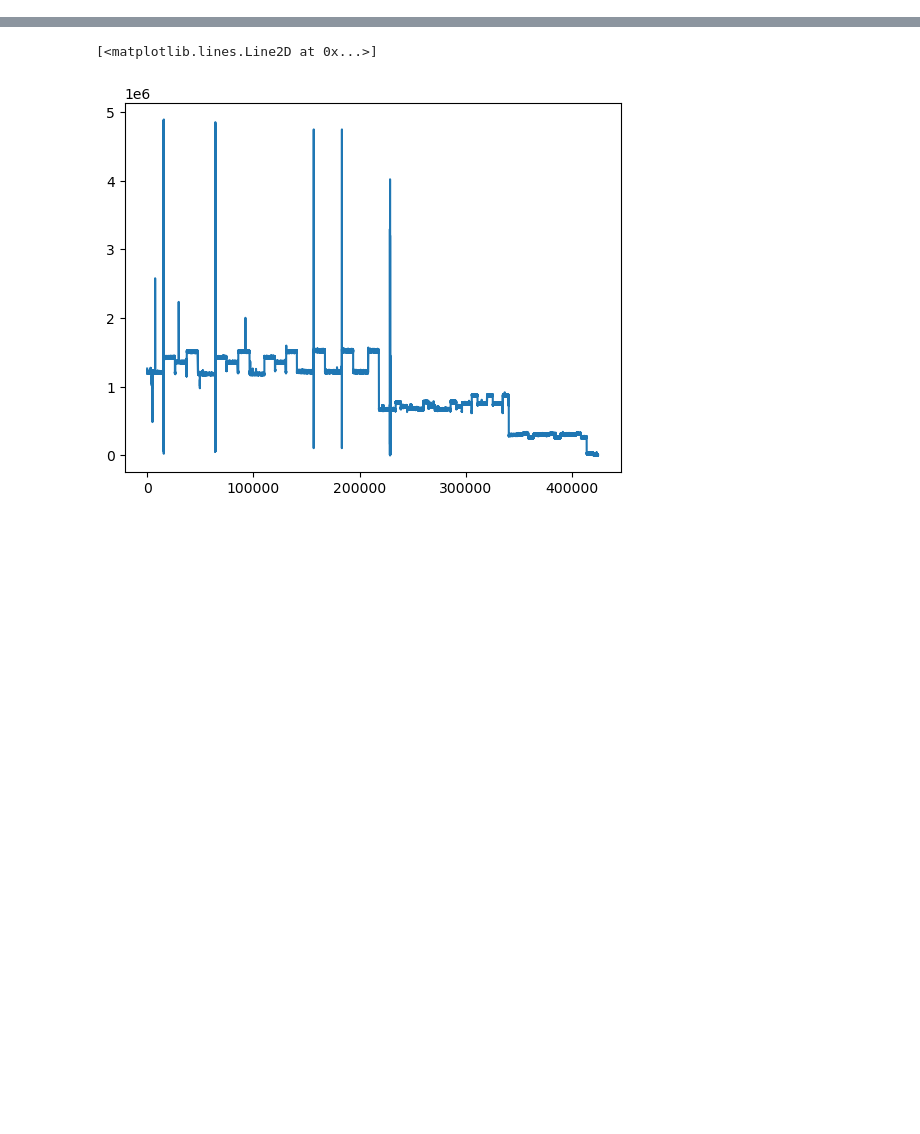
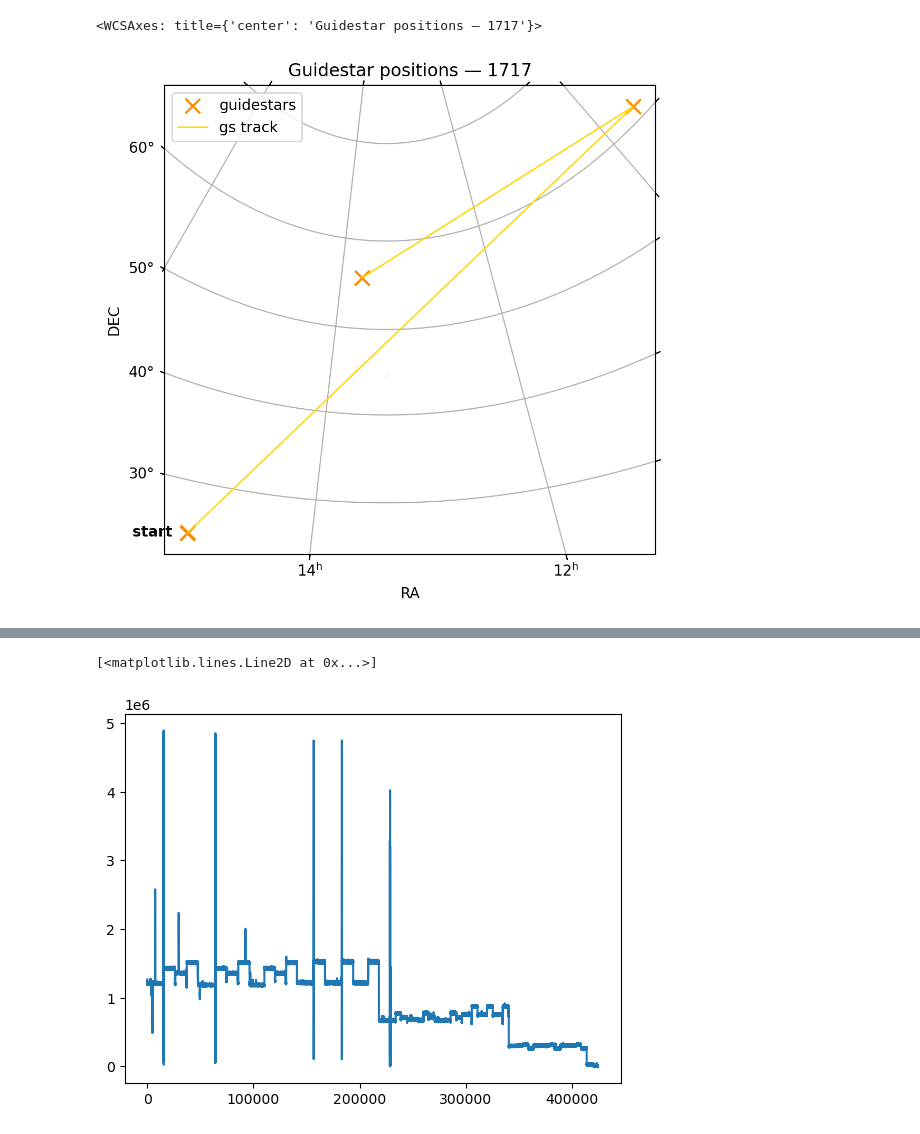
Before and after one commit to GalagaBits/JWST-FGS-Spelunker, a Jupyter notebook: notebooks/examples/17.ipynb, the cells around one changed output, grey strips where cells are left out. Drawn from its saved outputs; the diff is of its cells as text; code cells hidden in the pictures; blank space fills up the shorter version.

Commit message:
added guidestar positions

```diff
--- a/notebooks/examples/17.ipynb
+++ b/notebooks/examples/17.ipynb
@@ -1,7 +1,7 @@
 # %%
 import sys
-sys.path.append('/Users/ddeal/JWST-Treasure-Chest-2023/JWST-FGS-Spelunker-Repos/JWST-FGS-Spelunker/')
+sys.path.append('/Users/ddeal/JWST-FGS-Spelunker/JWST-FGS-Spelunker-main/')
 import Spelunker
 
-spk = Spelunker.load('/Users/ddeal/JWST-Treasure-Chest-2023/', pid=1717)
+spk = Spelunker.load('/Users/ddeal/JWST-Treasure-Chest/', pid=1717)
 # %% [output]
@@ -25,3 +25,8 @@ INFO: Found cached file ./mastDownload/JWST/jw01717006001_02101_00001_mirimage/j
+# %%
+spk.guidestar_plot()
+# %% [output]
+<WCSAxes: title={'center': 'Guidestar positions — 1717'}>
+[figure, added]
 # %%
 len(spk.object_properties)
 # %% [output]
```
Also changed, not shown: parts of 1 cell of this notebook, 11 other files.
